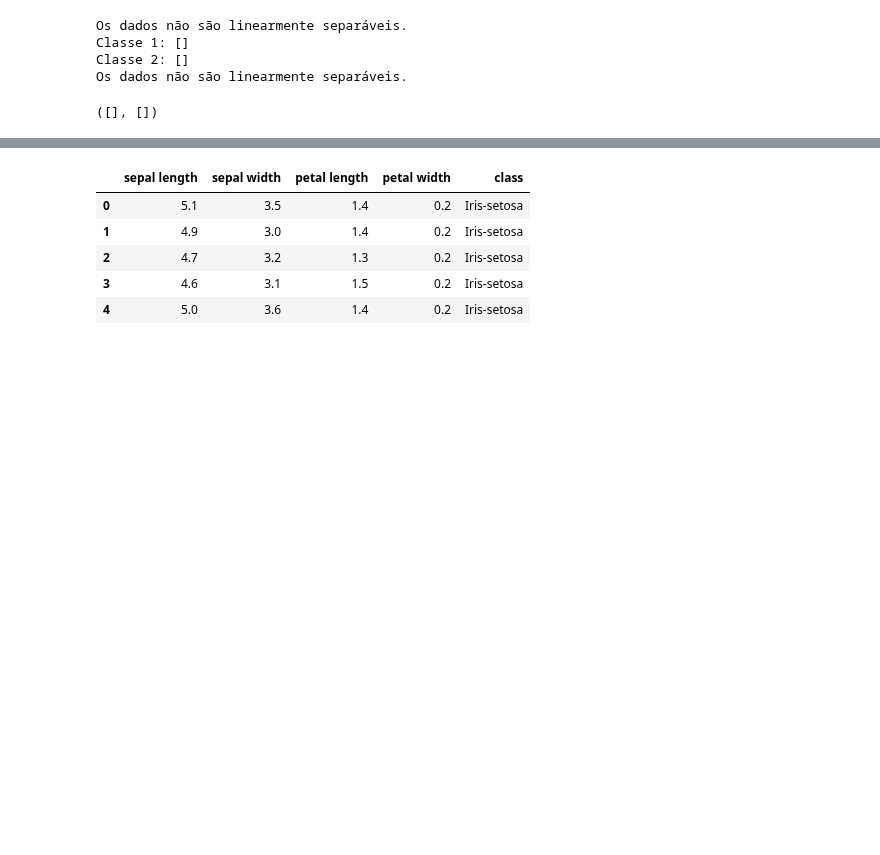
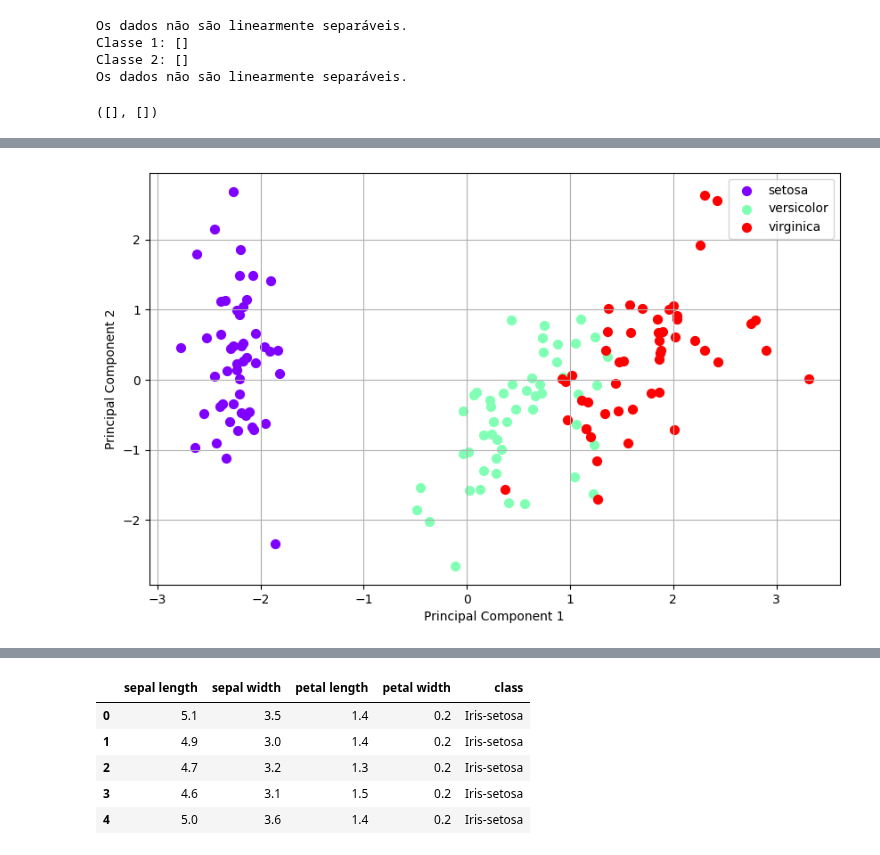
Before and after one commit to marcelomrad/Classificador_Linear, a Jupyter notebook: main.ipynb, the cells around one changed output, grey strips where cells are left out. Drawn from its saved outputs; the diff is of its cells as text; code cells hidden in the pictures; blank space fills up the shorter version.

```diff
--- a/main.ipynb
+++ b/main.ipynb
@@ -466,0 +528,55 @@ print(f"F1-score: {f1:.2f}") """
+# %%
+def realizar_pca(data: pd.DataFrame, labels: list, target_names: list = None, colors: list = None):
+    """
+    Visualiza um dataset após aplicar PCA para reduzi-lo a 2 dimensões.
+
+    Args:
+    - data (pd.DataFrame): O dataframe com os dados.
+    - labels (list): Uma lista com os rótulos para cada ponto de dados.
+    - target_names (list, optional): Uma lista com os nomes para cada rótulo.
+    - colors (list, optional): Uma lista de cores para usar na visualização.
+
+    Returns:
+    - pd.DataFrame: DataFrame após a aplicação da PCA.
+    """
+
+    # Normalizar os dados
+    scaler = StandardScaler()
+    data_normalized = scaler.fit_transform(data)
+
+    # Aplicar PCA
+    pca = PCA(n_components=2)
+    data_pca = pca.fit_transform(data_normalized)
+
+    # Transformar em DataFrame
+    data_pca_df = pd.DataFrame(data=data_pca, columns=['Principal Component 1', 'Principal Component 2'])
+    data_pca_df['label'] = labels
+
+    # Se target_names ou colors não forem fornecidos, gerar automaticamente
+    unique_labels = list(set(labels))
+    if target_names is None:
+        target_names = unique_labels
+    if colors is None:
+        colors = plt.cm.rainbow(np.linspace(0, 1, len(unique_labels)))
+
+    # Visualizar os resultados
+    plt.figure(figsize=(10, 6))
+    for label, color, name in zip(unique_labels, colors, target_names):
+        indices = data_pca_df['label'] == label
+        plt.scatter(data_pca_df.loc[indices, 'Principal Component 1'],
+                    data_pca_df.loc[indices, 'Principal Component 2'],
+                    c=[color], s=50, label=name)
+    plt.xlabel('Principal Component 1')
+    plt.ylabel('Principal Component 2')
+    plt.legend()
+    plt.grid()
+    plt.show()
+
+    return data_pca_df
+
+# Testando a função corrigida com o dataset Iris
+iris = load_iris()
+data = pd.DataFrame(data=iris['data'], columns=iris['feature_names'])
+data_pca_df = realizar_pca(data, iris['target'], target_names=iris['target_names'])
+# %% [output]
+[figure, added]
```
Also changed, not shown: parts of 14 cells of this notebook.
